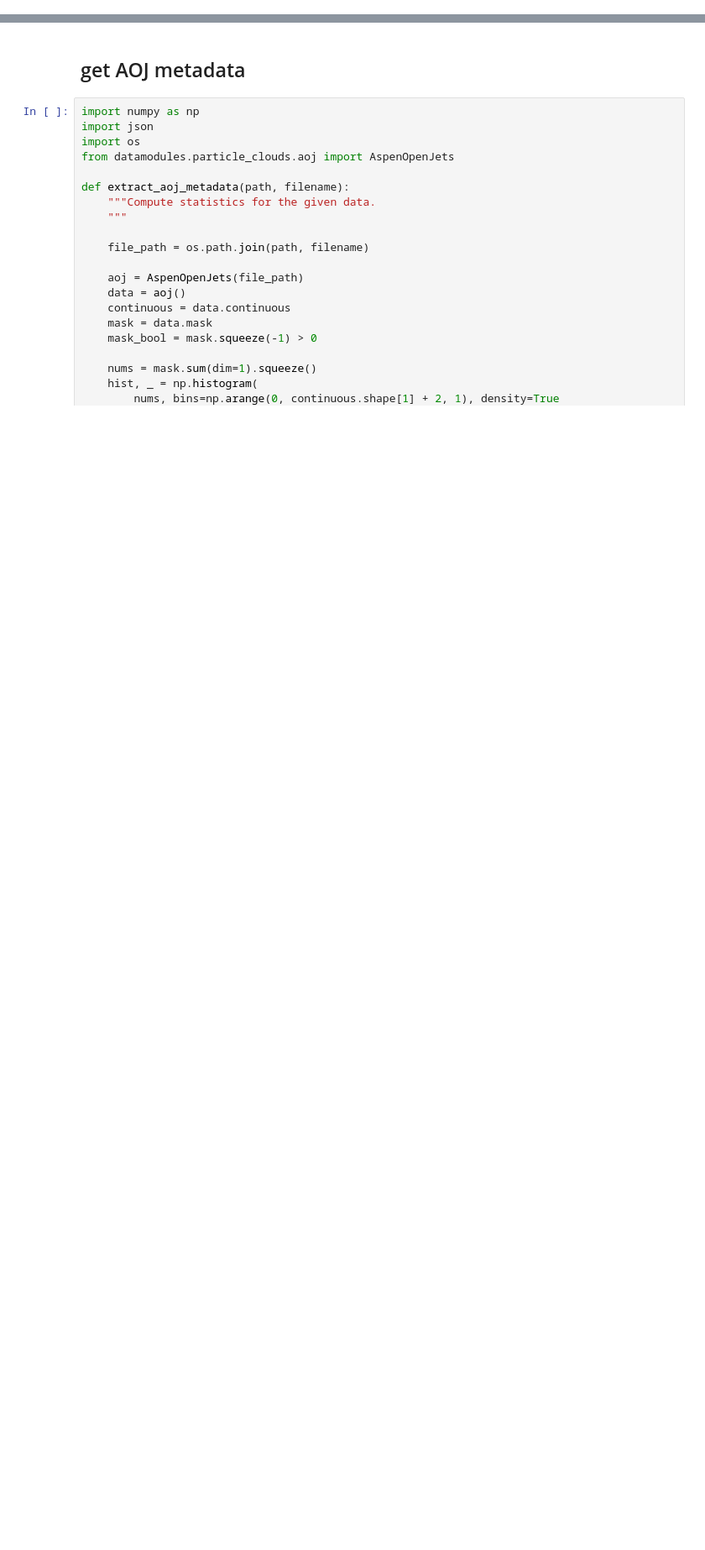
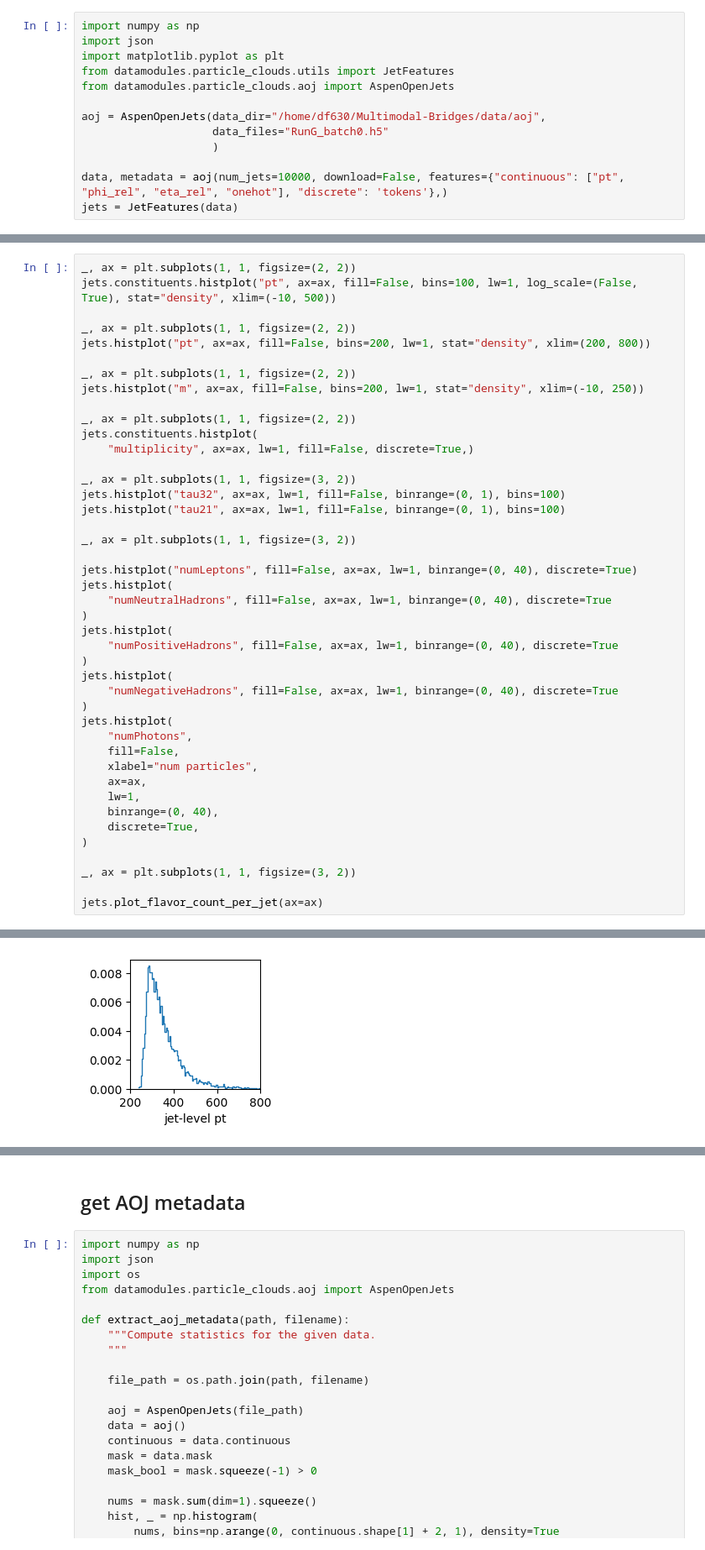
Before and after one commit to dfaroughy/Multimodal-Bridges, a Jupyter notebook: notebooks/data.ipynb, the cells around one changed output, grey strips where cells are left out. Shown: that part at 84% size. Drawn from its saved outputs; the diff is of its cells as text; blank space fills up the shorter version.

```diff
--- a/notebooks/data.ipynb
+++ b/notebooks/data.ipynb
@@ -0,0 +45,13 @@
+# %%
+import numpy as np
+import json
+import matplotlib.pyplot as plt
+from datamodules.particle_clouds.utils import JetFeatures
+from datamodules.particle_clouds.aoj import AspenOpenJets
+
+aoj = AspenOpenJets(data_dir="/home/df630/Multimodal-Bridges/data/aoj",
+                    data_files="RunG_batch0.h5"
+                    )
+
+data, metadata = aoj(num_jets=10000, download=False, features={"continuous": ["pt", "phi_rel", "eta_rel", "onehot"], "discrete": 'tokens'},)
+jets = JetFeatures(data)
@@ -0,0 +81,44 @@
+# %%
+_, ax = plt.subplots(1, 1, figsize=(2, 2))
+jets.constituents.histplot("pt", ax=ax, fill=False, bins=100, lw=1, log_scale=(False, True), stat="density", xlim=(-10, 500))
+
+_, ax = plt.subplots(1, 1, figsize=(2, 2))
+jets.histplot("pt", ax=ax, fill=False, bins=200, lw=1, stat="density", xlim=(200, 800))
+
+_, ax = plt.subplots(1, 1, figsize=(2, 2))
+jets.histplot("m", ax=ax, fill=False, bins=200, lw=1, stat="density", xlim=(-10, 250))
+
+_, ax = plt.subplots(1, 1, figsize=(2, 2))
+jets.constituents.histplot(
+    "multiplicity", ax=ax, lw=1, fill=False, discrete=True,)
+
+_, ax = plt.subplots(1, 1, figsize=(3, 2))
+jets.histplot("tau32", ax=ax, lw=1, fill=False, binrange=(0, 1), bins=100)
+jets.histplot("tau21", ax=ax, lw=1, fill=False, binrange=(0, 1), bins=100)
+
+_, ax = plt.subplots(1, 1, figsize=(3, 2))
+
+jets.histplot("numLeptons", fill=False, ax=ax, lw=1, binrange=(0, 40), discrete=True)
+jets.histplot(
+    "numNeutralHadrons", fill=False, ax=ax, lw=1, binrange=(0, 40), discrete=True
+)
+jets.histplot(
+    "numPositiveHadrons", fill=False, ax=ax, lw=1, binrange=(0, 40), discrete=True
+)
+jets.histplot(
+    "numNegativeHadrons", fill=False, ax=ax, lw=1, binrange=(0, 40), discrete=True
+)
+jets.histplot(
+    "numPhotons",
+    fill=False,
+    xlabel="num particles",
+    ax=ax,
+    lw=1,
+    binrange=(0, 40),
+    discrete=True,
+)
+
+_, ax = plt.subplots(1, 1, figsize=(3, 2))
+
+jets.plot_flavor_count_per_jet(ax=ax)
+# %% [output]
@@ -0,0 +126 @@
+[figure, added]
```
Also changed, not shown: parts of 17 cells of this notebook, 4 other files.
